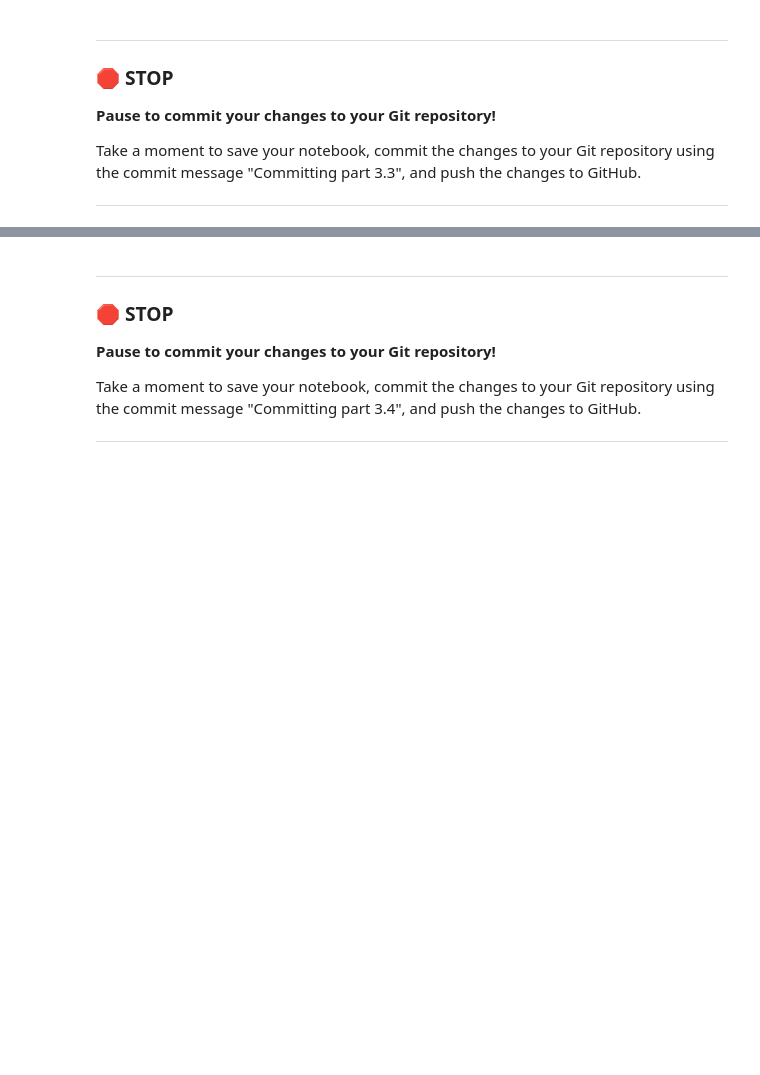
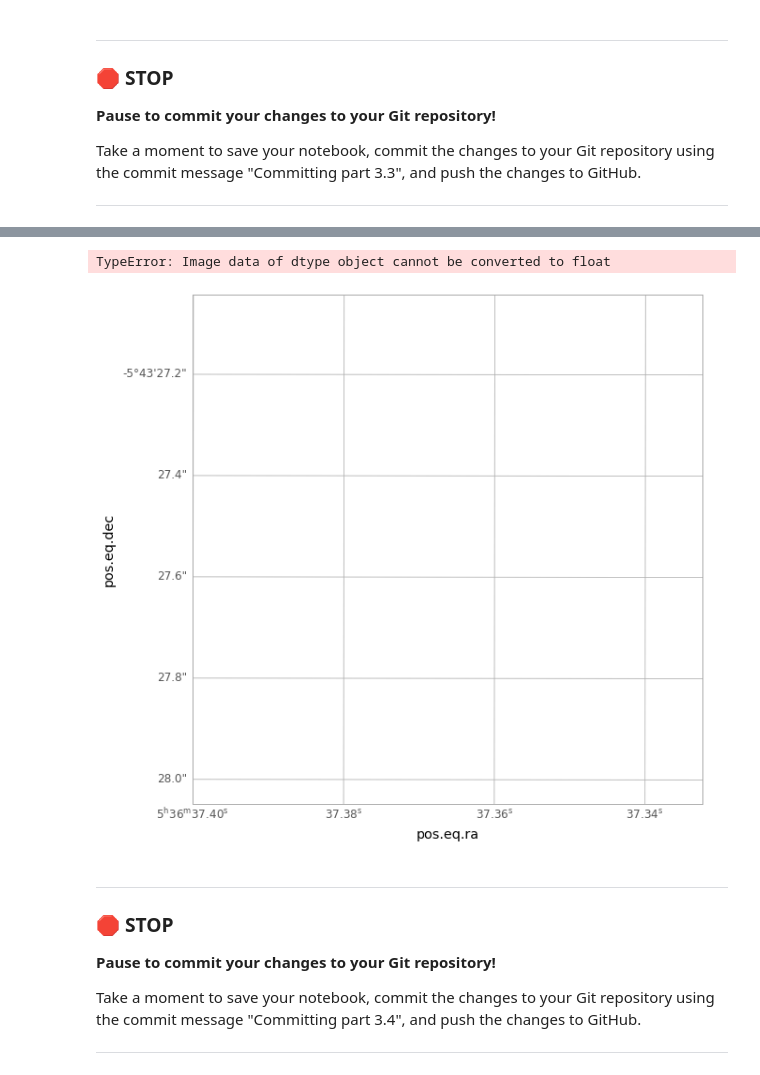
Before and after one commit to patelta2/cmse202-s21-turnin, a Jupyter notebook: hw-01/HW-01_GitPracticeDebuggingAndPythonPackages-TanmayPatel.ipynb, the cells around one changed output, grey strips where cells are left out. Saved outputs shown, nothing was run; the diff lists cells and outputs as text; code cells hidden in the pictures; blank space fills up the shorter version.

```diff
--- a/hw-01/HW-01_GitPracticeDebuggingAndPythonPackages-TanmayPatel.ipynb
+++ b/hw-01/HW-01_GitPracticeDebuggingAndPythonPackages-TanmayPatel.ipynb
@@ -351,3 +349,21 @@ Now that you've spent some time exploring the nature of these images, we're goin
+# %%
+# Put your code here
+from astropy.wcs import WCS
+
+
+IR = fits.open('m42_40min_ir.fits')
+IR_proj = WCS(IR[0].header)
+plt.figure(figsize = (15,10))
+plt.subplot(projection = IR_proj)
+plt.imshow(IR_proj, origin='lower')
+plt.colorbar(label = "Brightness")
+plt.inferno()
+plt.grid()
+plt.xlabel("Right Ascension")
+plt.ylabel("Declination")
+# %% [output]
+TypeError: Image data of dtype object cannot be converted to float
+[figure, added]
 # %% [markdown]
 ---
 ### &#128721; STOP
```
Also changed, not shown: parts of 3 cells of this notebook.
